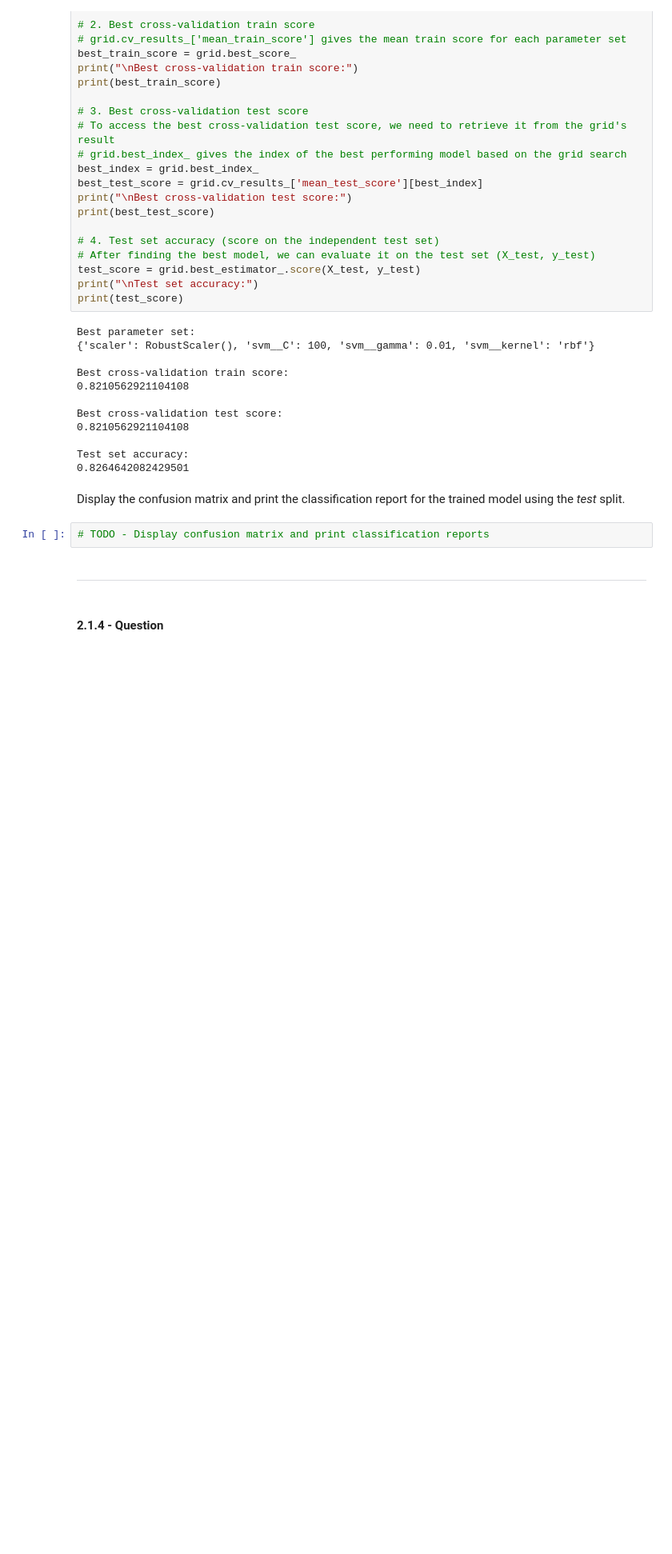
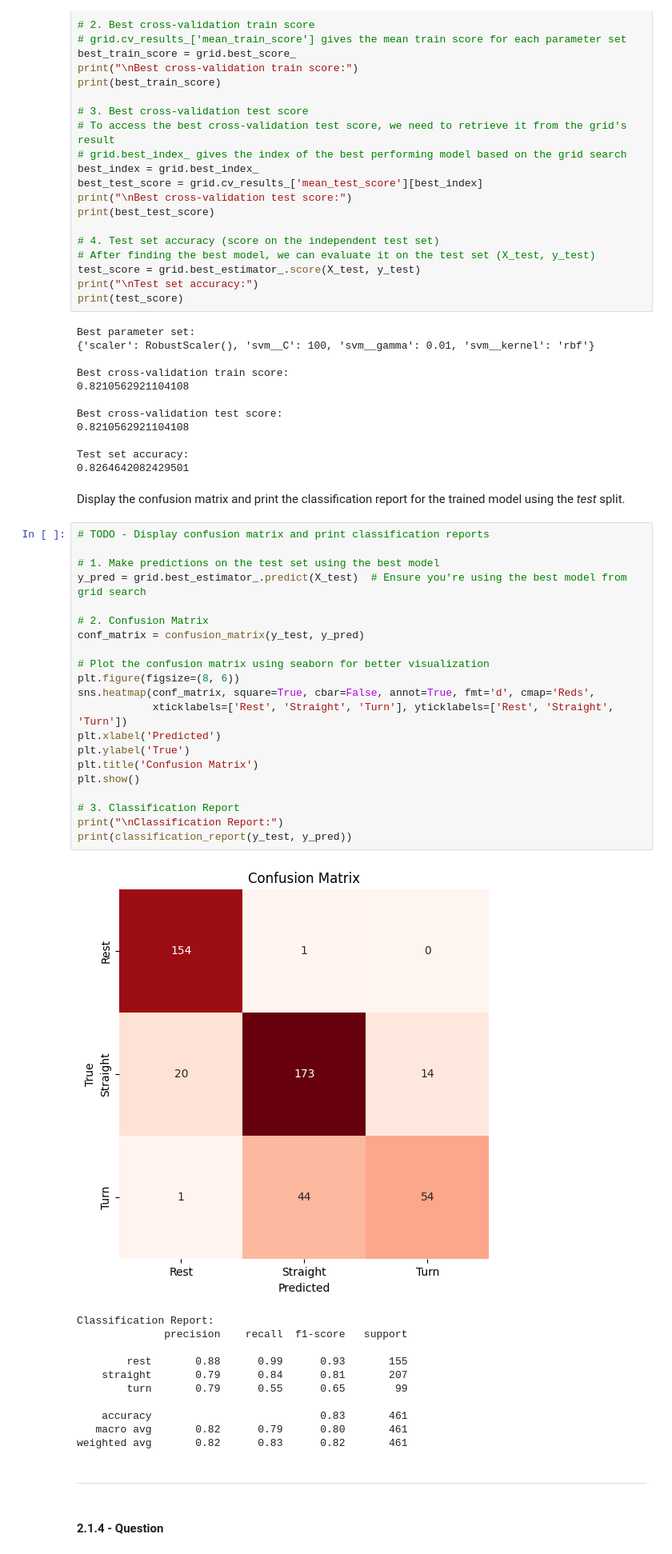
Before and after one commit to danielpolania1/engg680_2024_fall, a Jupyter notebook: Lab_Assigment4/Assignment 4.ipynb, the cells around one changed output. Shown at 80% size. Cells and saved outputs as stored; diff of their text form; blank space fills up the shorter version.

```diff
--- a/Lab_Assigment4/Assignment 4.ipynb
+++ b/Lab_Assigment4/Assignment 4.ipynb
@@ -646,8 +619,39 @@ Test set accuracy:
 0.8264642082429501
 # %% [markdown]
 Display the confusion matrix and print the classification report for the trained model using the *test* split.
-# %%
-# TODO - Display confusion matrix and print classification reports
+# %%
+# TODO - Display confusion matrix and print classification reports
+
+# 1. Make predictions on the test set using the best model
+y_pred = grid.best_estimator_.predict(X_test)  # Ensure you're using the best model from grid search
+
+# 2. Confusion Matrix
+conf_matrix = confusion_matrix(y_test, y_pred)
+
+# Plot the confusion matrix using seaborn for better visualization
+plt.figure(figsize=(8, 6))
+sns.heatmap(conf_matrix, square=True, cbar=False, annot=True, fmt='d', cmap='Reds',
+            xticklabels=['Rest', 'Straight', 'Turn'], yticklabels=['Rest', 'Straight', 'Turn'])
+plt.xlabel('Predicted')
+plt.ylabel('True')
+plt.title('Confusion Matrix')
+plt.show()
+
+# 3. Classification Report
+print("\nClassification Report:")
+print(classification_report(y_test, y_pred))
+# %% [output]
+[figure, added]
+Classification Report:
+              precision    recall  f1-score   support
+
+        rest       0.88      0.99      0.93       155
+    straight       0.79      0.84      0.81       207
+        turn       0.79      0.55      0.65        99
+
+    accuracy                           0.83       461
+   macro avg       0.82      0.79      0.80       461
+weighted avg       0.82      0.83      0.82       461
 # %% [markdown]
 ___
 # %% [markdown]
```
Also changed, not shown: parts of 4 cells of this notebook.
